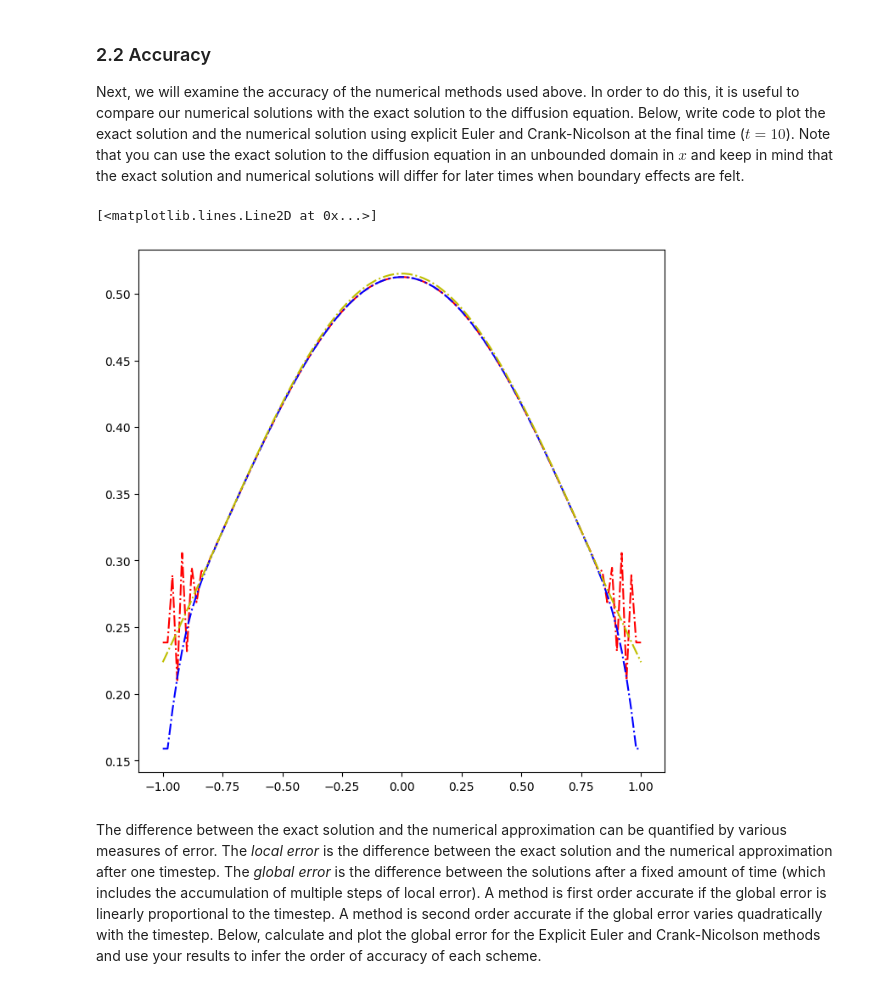
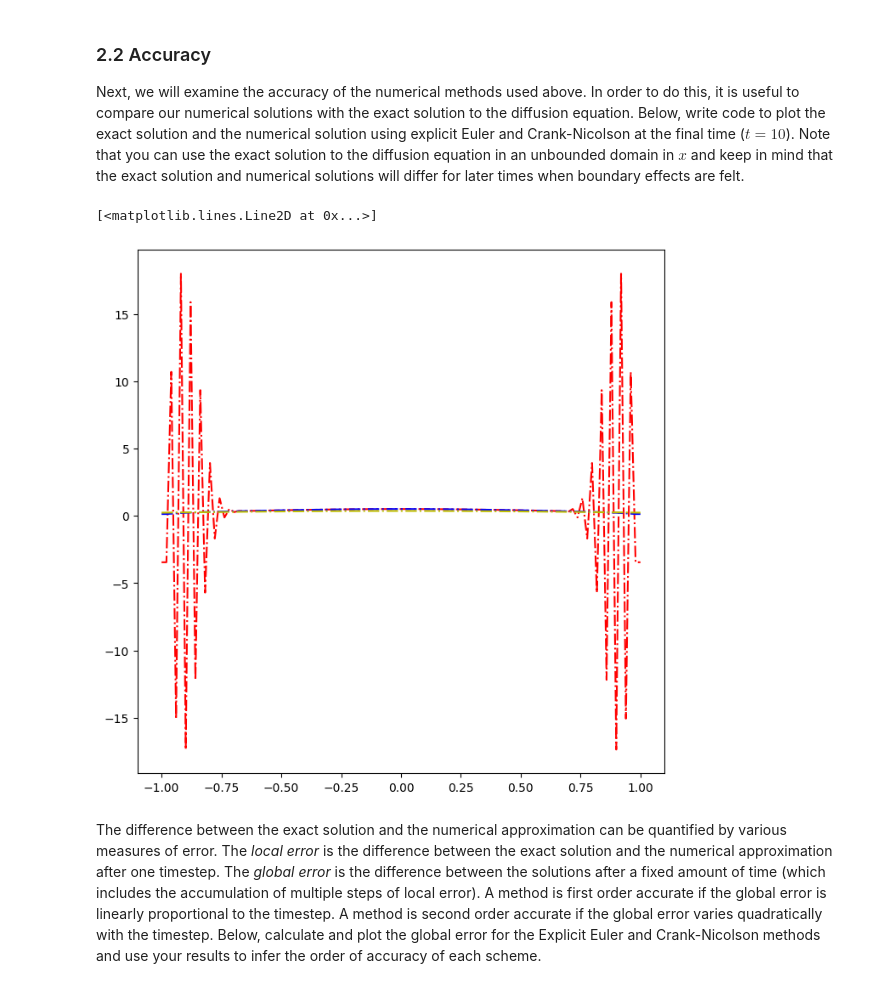
Before and after one commit to kr533-blip/QCES, a Jupyter notebook: Project1_numerical_methods.ipynb, the cells around one changed output. Saved outputs shown, nothing was run; the diff lists cells and outputs as text; code cells hidden in the pictures.

```diff
--- a/Project1_numerical_methods.ipynb
+++ b/Project1_numerical_methods.ipynb
@@ -262,15 +260,15 @@ Next, we will examine the accuracy of the numerical methods used above. In order
 # %%
 # Add code to plot exact and numerical solutions
 def exact_solution(x, t, kappa):
     return (4*np.pi*kappa*t)**(-0.5)*np.exp(-x**2 / (4*kappa*t))
 
 plt.figure(figsize =(8,8))
-plt.plot(x,c_EE[:,t_end],'r-.')
-plt.plot(x,c_CN[:,t_end],'b-.')
-plt.plot(x,exact_solution(x,t_end,kappa),'y-.')
+plt.plot(x,c_EE[:,t_end + 10],'r-.')
+plt.plot(x,c_CN[:,t_end + 10],'b-.')
+plt.plot(x,exact_solution(x,t_end + 10,kappa),'y-.')
 # %% [output]
 [<matplotlib.lines.Line2D at 0x...>]
-[figure, old version]
+[figure, new version]
 # %% [markdown]
 The difference between the exact solution and the numerical approximation can be quantified by various measures of error. The *local error* is the difference between the exact solution and the numerical approximation after one timestep. The *global error* is the difference between the solutions after a fixed amount of time (which includes the accumulation of multiple steps of local error). A method is first order accurate if the global error is linearly proportional to the timestep. A method is second order accurate if the global error varies quadratically with the timestep. Below, calculate and plot the global error for the Explicit Euler and Crank-Nicolson methods and use your results to infer the order of accuracy of each scheme.
 # %% [markdown]
```
Also changed, not shown: parts of 2 cells of this notebook.
